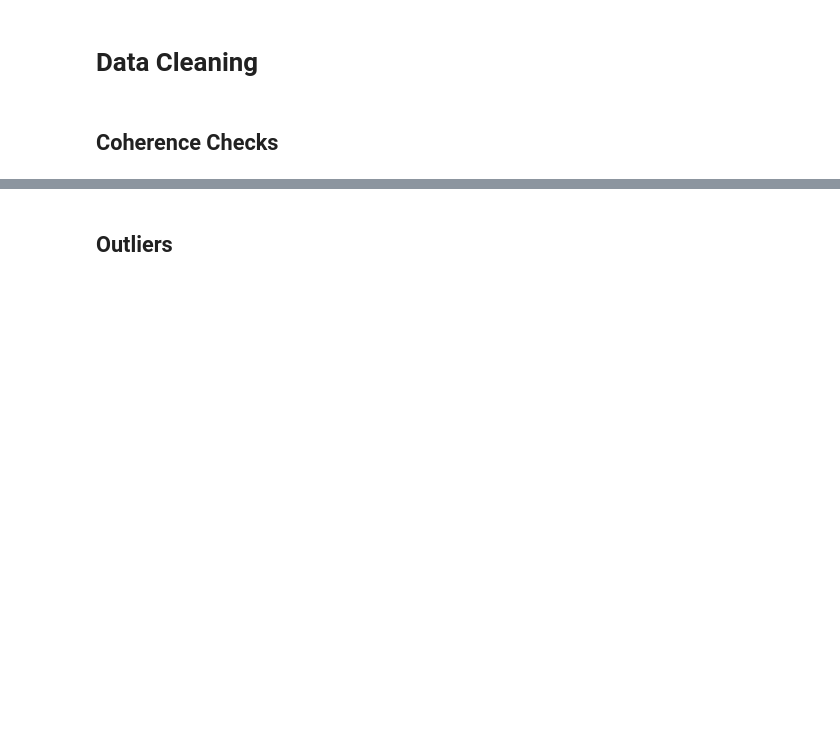
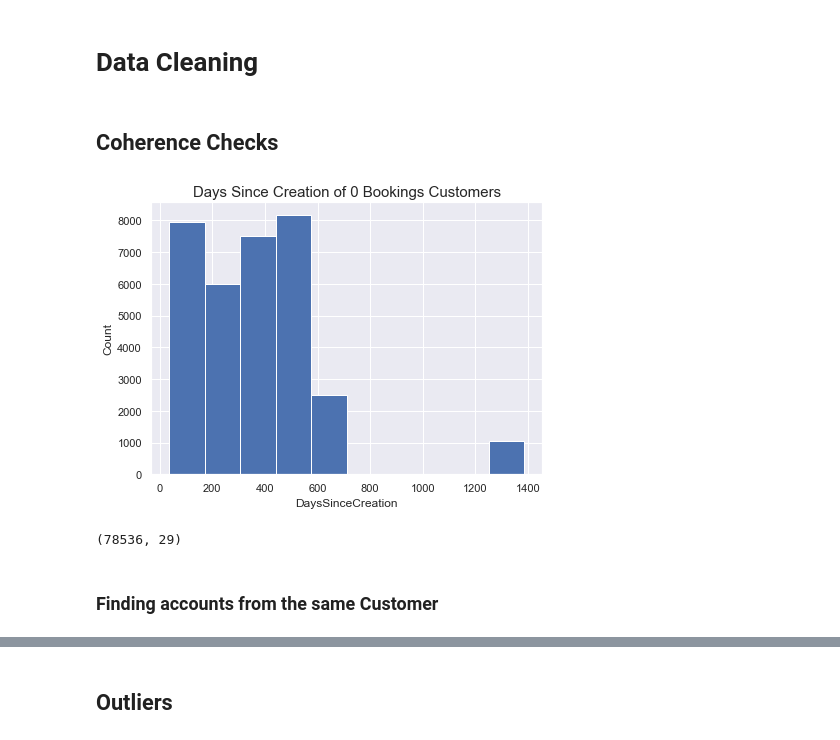
Before and after one commit to pmfs-alves/BCDS_Proj1_Segmentation, a Jupyter notebook: David.ipynb, the cells around one changed output, grey strips where cells are left out. Saved outputs shown, nothing was run; the diff lists cells and outputs as text; code cells hidden in the pictures; blank space fills up the shorter version.

```diff
--- a/David.ipynb
+++ b/David.ipynb
@@ -191,3 +171,21 @@ Length: 107566, dtype: int64
 # Data Cleaning
 # %% [markdown]
 ## Coherence Checks
+# %%
+# We believe 0 bookings customer are old customers that were migrated from old system. Also, some of them might have been migrated from acquired hotels' systems.
+fig = plt.figure(figsize=(7,5))
+df.loc[((df["BookingsCanceled"]==0) & (df["BookingsNoShowed"]==0) & (df["BookingsCheckedIn"]==0)), "DaysSinceCreation"].hist()
+plt.title("Days Since Creation of 0 Bookings Customers", size=15)
+plt.ylabel("Count")
+plt.xlabel("DaysSinceCreation")
+plt.show()
+# %% [output]
+[figure, added]
+# %%
+# Deleting records that have 0 in every booking variable (was registed in the DB but never booked anything)
+df_clean = df.loc[~((df["BookingsCanceled"]==0) & (df["BookingsNoShowed"]==0) & (df["BookingsCheckedIn"]==0))]
+df_clean.shape
+# %% [output]
+(78536, 29)
+# %% [markdown]
+### Finding accounts from the same Customer
```
Also changed, not shown: parts of 16 cells of this notebook, 1 other file.
